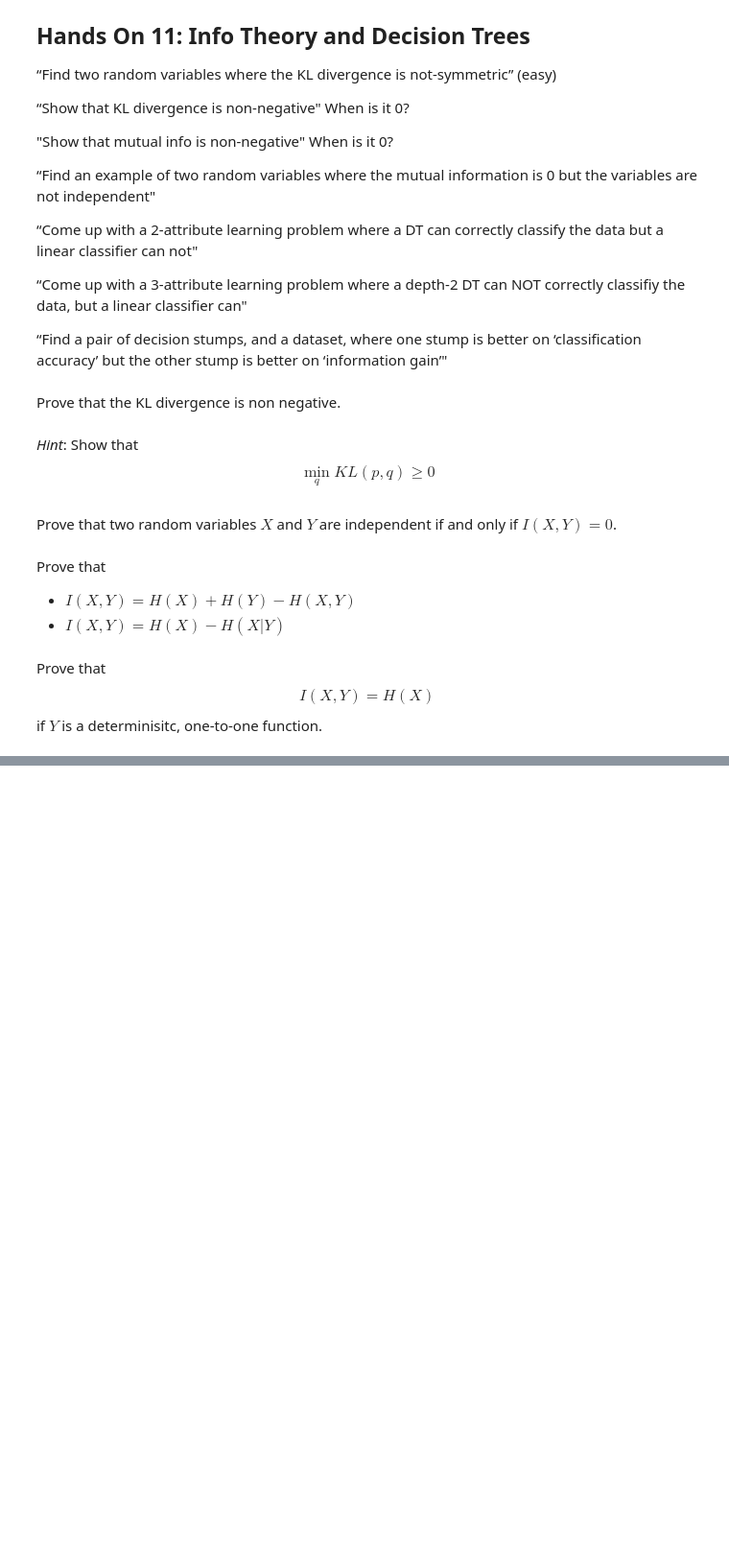
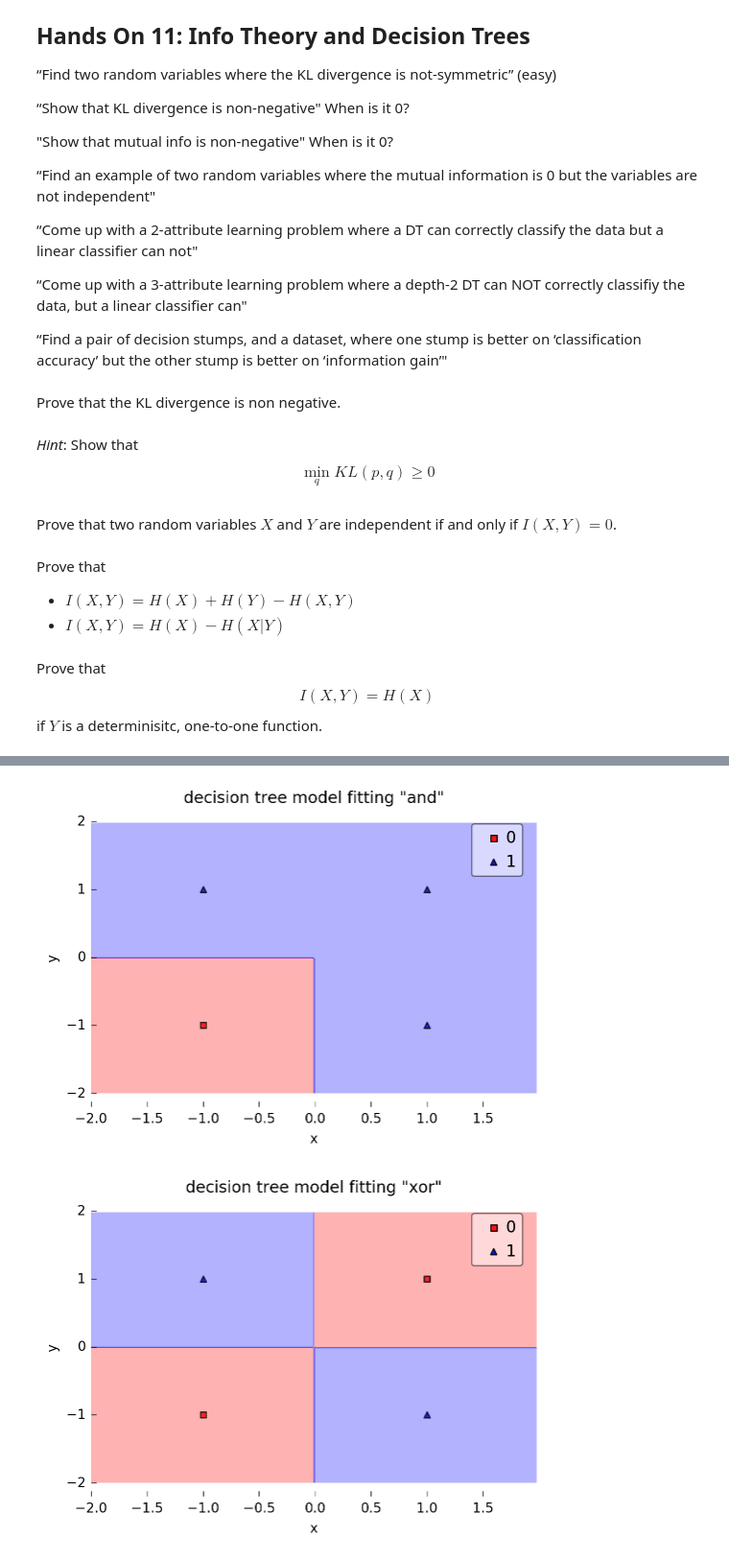
Before and after one commit to eecs445-f16/umich-eecs445-f16, a Jupyter notebook: handsOn_lecture11_info-theory-decision-trees/handsOn11.ipynb, the cells around one changed output, grey strips where cells are left out. Shown: that part at 96% size. Cells and saved outputs as stored; diff of their text form; code cells hidden in the pictures; blank space fills up the shorter version.

```diff
--- a/handsOn_lecture11_info-theory-decision-trees/handsOn11.ipynb
+++ b/handsOn_lecture11_info-theory-decision-trees/handsOn11.ipynb
@@ -32,0 +81,14 @@ $$I(X,Y) = H(X)$$ if $Y$ is a determinisitc, one-to-one function.
+# %%
+tree = DecisionTreeClassifier(criterion='entropy', max_depth=2, random_state=0)
+tree.fit(X, y)
+
+for label, y in [('and', y_and), ('xor', y_xor)]:
+    tree.fit(X, y)
+    plot_decision_regions(X, y, tree)
+    plt.xlabel('x')
+    plt.ylabel('y')
+    plt.title('decision tree model fitting "{}"'.format(label))
+    plt.show()
+# %% [output]
+[figure, added]
+[figure, added]
```
Also changed, not shown: parts of 9 cells of this notebook.
